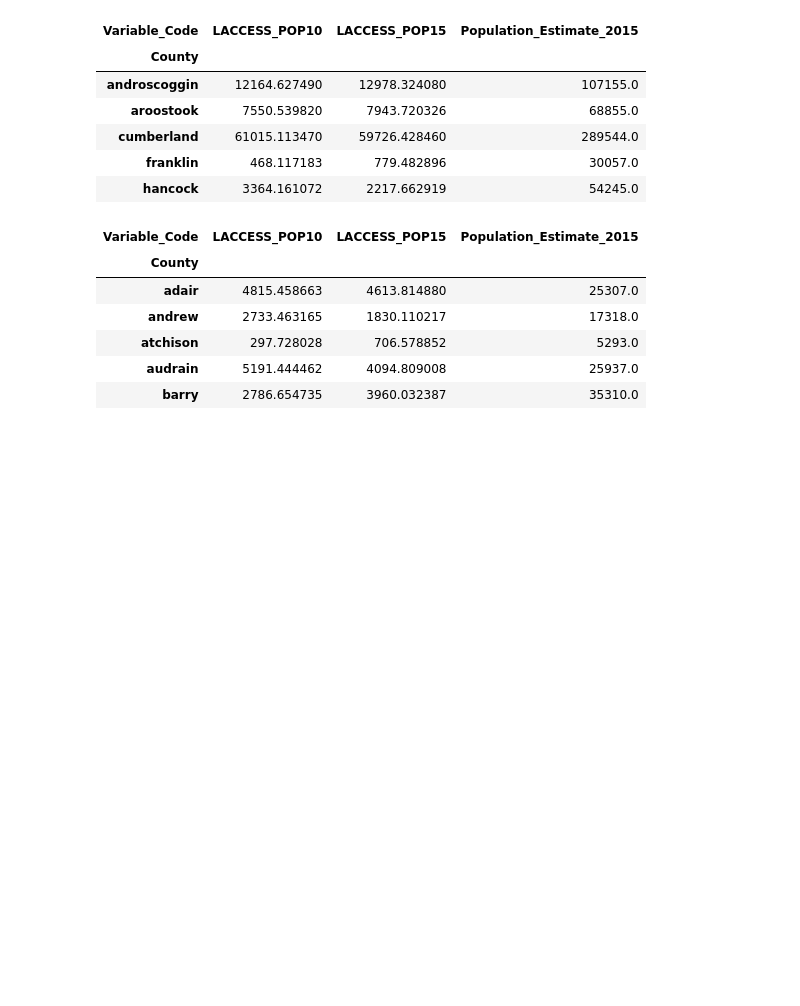
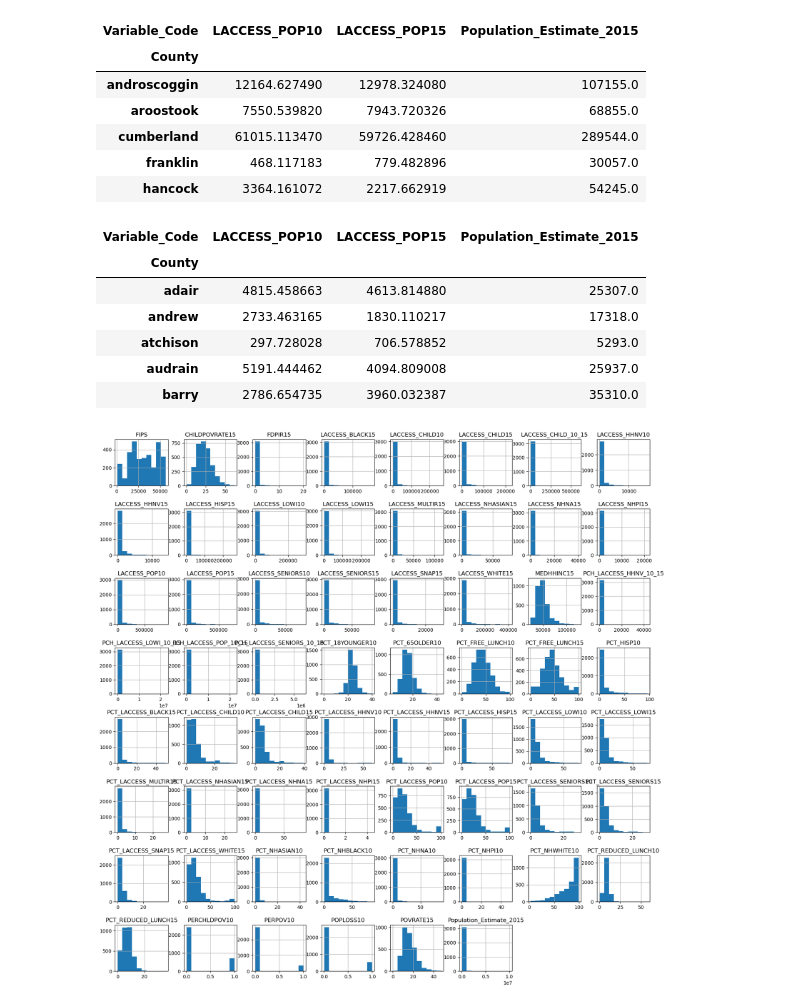
Before and after one commit to gabbycjames/DataScience_Capstone, a Jupyter notebook: DataWrangling.ipynb, the cells around one changed output. Saved outputs shown, nothing was run; the diff lists cells and outputs as text; code cells hidden in the pictures; blank space fills up the shorter version.

Commit message:
Created histograms

```diff
--- a/DataWrangling.ipynb
+++ b/DataWrangling.ipynb
@@ -912,3 +912,8 @@ mo_lowaccess.head()
 #    .index)
 #    .plot(kind='barh', figsize=(10, 20), title='Average percent of people with low access by race by State'))
 #plt.xlabel('Percent with low access');
+# %%
+df_full.hist(figsize = (20,20))
+plt.subplots_adjust(hspace=0.5);
+# %% [output]
+[figure, added]
```
